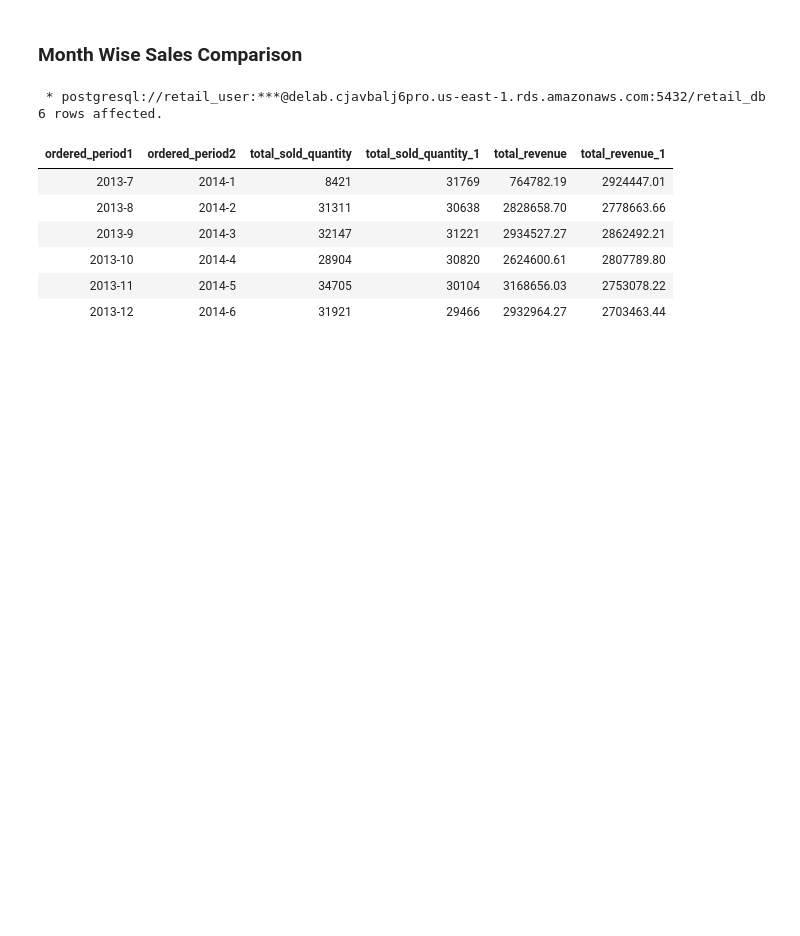
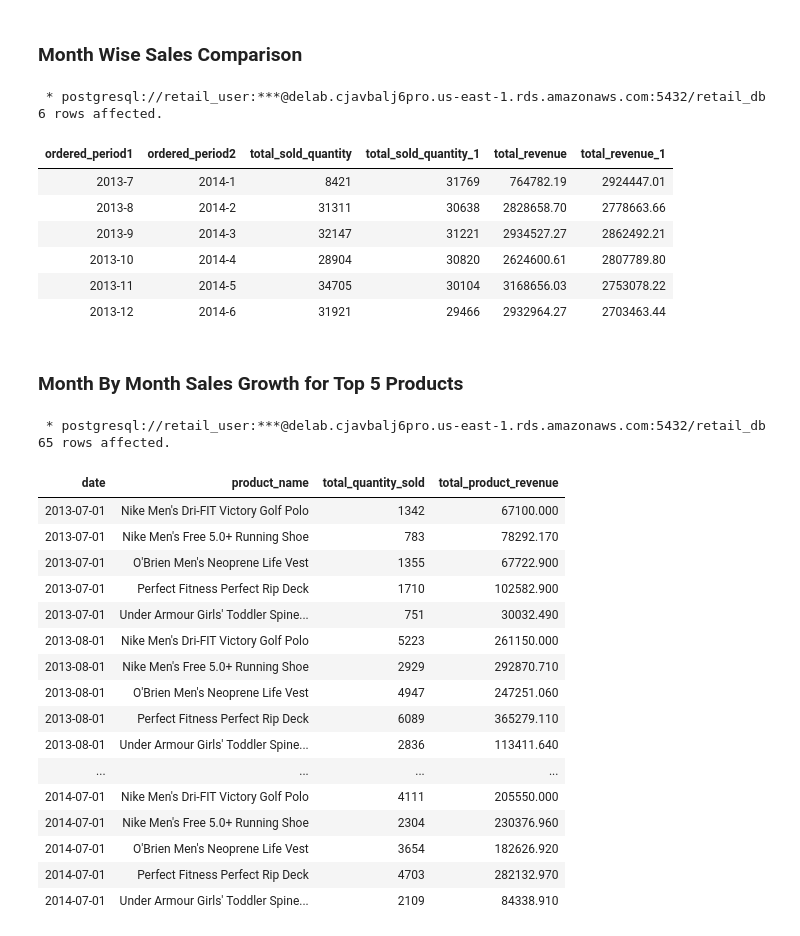
Before and after one commit to ishank296/sql-practice-questions, a Jupyter notebook: delab_analysis.ipynb, the cells around one changed output. Cells and saved outputs as stored; diff of their text form; code cells hidden in the pictures; blank space fills up the shorter version.

Commit message:
delab analysis

```diff
--- a/delab_analysis.ipynb
+++ b/delab_analysis.ipynb
@@ -143,3 +143,54 @@ on c1.ordered_month=c2.ordered_month+6 and
 | 2013-10 | 2014-4 | 28904 | 30820 | 2624600.61 | 2807789.80 |
 | 2013-11 | 2014-5 | 34705 | 30104 | 3168656.03 | 2753078.22 |
 | 2013-12 | 2014-6 | 31921 | 29466 | 2932964.27 | 2703463.44 |
+# %% [markdown]
+### Month By Month Sales Growth for Top 5 Products
+# %%
+%%sql
+with top_5_products as
+(
+select product_name,
+       product_id,
+       sum(order_item_quantity) total_quantity_sold,
+       round(cast(sum(order_item_subtotal) as numeric),3) total_product_revenue
+from order_items join products on order_item_product_id=product_id
+    group by product_name ,product_id
+order by total_quantity_sold desc, total_product_revenue desc
+limit 5
+),
+sales_by_month_year_product as
+(
+select date_trunc('month',order_date) ordered_month,
+       order_item_product_id,
+       product_name,
+       sum(order_item_quantity) total_quantity_sold,
+       round(cast(sum(order_item_subtotal) as numeric),3) total_product_revenue
+    from order_items
+    join top_5_products on
+    order_item_product_id=product_id
+    join orders on order_id=order_item_order_id
+    group by date_trunc('month',order_date),product_name,order_item_product_id
+)
+select date(ordered_month),product_name,total_quantity_sold,total_product_revenue
+from sales_by_month_year_product
+order by ordered_month,product_name
+# %% [output]
+ * postgresql://retail_user:***@delab.cjavbalj6pro.us-east-1.rds.amazonaws.com:5432/retail_db
+65 rows affected.
+| date | product_name | total_quantity_sold | total_product_revenue |
+| 2013-07-01 | Nike Men's Dri-FIT Victory Golf Polo | 1342 | 67100.000 |
+| 2013-07-01 | Nike Men's Free 5.0+ Running Shoe | 783 | 78292.170 |
+| 2013-07-01 | O'Brien Men's Neoprene Life Vest | 1355 | 67722.900 |
+| 2013-07-01 | Perfect Fitness Perfect Rip Deck | 1710 | 102582.900 |
+| 2013-07-01 | Under Armour Girls' Toddler Spine... | 751 | 30032.490 |
+| 2013-08-01 | Nike Men's Dri-FIT Victory Golf Polo | 5223 | 261150.000 |
+| 2013-08-01 | Nike Men's Free 5.0+ Running Shoe | 2929 | 292870.710 |
+| 2013-08-01 | O'Brien Men's Neoprene Life Vest | 4947 | 247251.060 |
+| 2013-08-01 | Perfect Fitness Perfect Rip Deck | 6089 | 365279.110 |
+| 2013-08-01 | Under Armour Girls' Toddler Spine... | 2836 | 113411.640 |
+| ... | ... | ... | ... |
+| 2014-07-01 | Nike Men's Dri-FIT Victory Golf Polo | 4111 | 205550.000 |
+| 2014-07-01 | Nike Men's Free 5.0+ Running Shoe | 2304 | 230376.960 |
+| 2014-07-01 | O'Brien Men's Neoprene Life Vest | 3654 | 182626.920 |
+| 2014-07-01 | Perfect Fitness Perfect Rip Deck | 4703 | 282132.970 |
+| 2014-07-01 | Under Armour Girls' Toddler Spine... | 2109 | 84338.910 |
```
